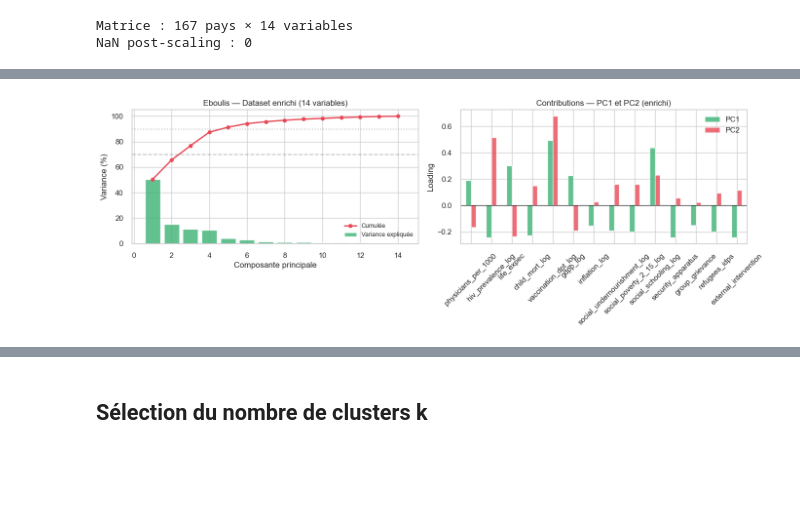
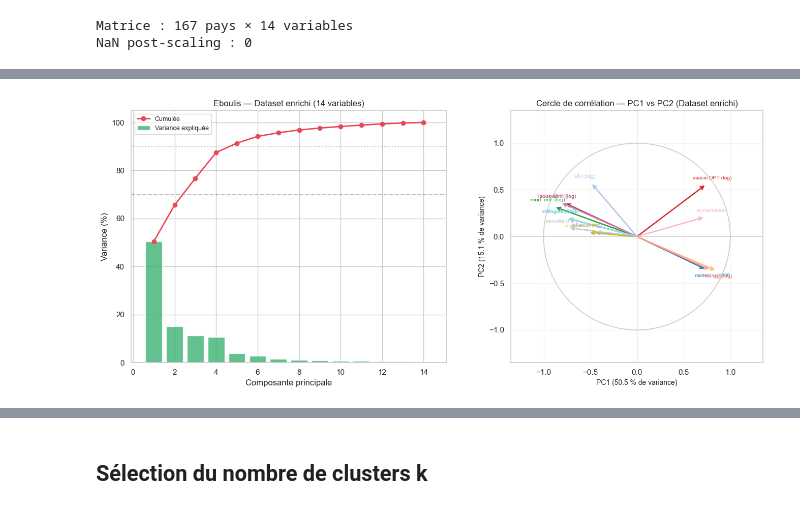
Before and after one commit to awa-d/ML2-project_clustering-countries, a Jupyter notebook: notebooks/P2_modeling.ipynb, the cells around one changed output, grey strips where cells are left out. Drawn from its saved outputs; the diff is of its cells as text; code cells hidden in the pictures; blank space fills up the shorter version.

```diff
--- a/notebooks/P2_modeling.ipynb
+++ b/notebooks/P2_modeling.ipynb
@@ -555,33 +680,85 @@ NaN post-scaling : 0
 # %%
 pca_e = PCA(random_state=SEED)
 pca_e.fit(X_enrich)
 
 var_exp_e = pca_e.explained_variance_ratio_
 cum_var_e = np.cumsum(var_exp_e)
 
-fig, axes = plt.subplots(1, 2, figsize=(14, 5))
+# Coordonnées du cercle de corrélation pour le dataset enrichi
+X_pca_full_e = pca_e.transform(X_enrich)
+n_feat_e     = len(num_cols_e)
+corr_mat_e   = np.corrcoef(X_enrich.T, X_pca_full_e.T)
+coords_cc_e  = corr_mat_e[:n_feat_e, n_feat_e:n_feat_e + 2]   # (n_feat, 2)
 
-axes[0].bar(range(1, len(var_exp_e)+1), var_exp_e * 100, color='#3BB273', alpha=0.8, label='Variance expliquée')
-axes[0].plot(range(1, len(cum_var_e)+1), cum_var_e * 100, 'o-', color='#E84855', linewidth=2, label='Cumulée')
+fig, axes = plt.subplots(1, 2, figsize=(14, 6))
+
+# ─ Eboulis ──────────────────────────────────────────────────────────────────
+axes[0].bar(range(1, len(var_exp_e)+1), var_exp_e * 100, color='#3BB273', alpha=0.8,
+            label='Variance expliquée')
+axes[0].plot(range(1, len(cum_var_e)+1), cum_var_e * 100, 'o-', color='#E84855',
+             linewidth=2, label='Cumulée')
 axes[0].axhline(70, color='gray', linestyle='--', alpha=0.5)
 axes[0].axhline(90, color='gray', linestyle=':', alpha=0.5)
-axes[0].set_xlabel('Composante principale'); axes[0].set_ylabel('Variance (%)')
+axes[0].set_xlabel('Composante principale')
+axes[0].set_ylabel('Variance (%)')
 axes[0].set_title('Eboulis — Dataset enrichi (14 variables)')
 axes[0].legend(fontsize=9)
 
-loadings_e = pd.DataFrame(pca_e.components_[:2].T, index=num_cols_e, columns=['PC1','PC2'])
-loadings_e.plot(kind='bar', ax=axes[1], color=['#3BB273','#E84855'], alpha=0.8)
-axes[1].axhline(0, color='black', linewidth=0.8)
-axes[1].set_title('Contributions — PC1 et PC2 (enrichi)')
-axes[1].set_ylabel('Loading'); axes[1].tick_params(axis='x', rotation=45)
+# ─ Cercle de corrélation ────────────────────────────────────────────────────
+theta = np.linspace(0, 2 * np.pi, 300)
+axes[1].plot(np.cos(theta), np.sin(theta), color='#CCCCCC', linewidth=1.2, zorder=1)
+axes[1].axhline(0, color='#CCCCCC', linewidth=0.8, zorder=1)
+axes[1].axvline(0, color='#CCCCCC', linewidth=0.8, zorder=1)
 
-plt.tight_layout(); plt.show()
+colors_cce = plt.cm.tab20(np.linspace(0, 1, n_feat_e))
+short_labels = {
+    'physicians_per_1000':         'medecins/1000',
+    'hiv_prevalence_log':          'VIH (log)',
+    'life_expec':                  'esp. vie',
+    'child_mort_log':              'mort. enf. (log)',
+    'vaccination_dpt_log':         'vaccin DPT (log)',
+    'gdpp_log':                    'PIB/hab (log)',
+    'inflation_log':               'inflation (log)',
+    'social_undernourishment_log': 'sous-alim. (log)',
+    'social_poverty_2_15_log':     'pauvreté (log)',
+    'social_schooling_log':        'scolarisation',
+    'security_apparatus':          'sécurité (FSI)',
+    'group_grievance':             'tensions (FSI)',
+    'refugees_idps':               'réfugiés (FSI)',
+    'external_intervention':       'interv. ext. (FSI)',
+}
+
+for j, var in enumerate(num_cols_e):
+    xc, yc = coords_cc_e[j, 0], coords_cc_e[j, 1]
+    axes[1].annotate('', xy=(xc, yc), xytext=(0, 0),
+                     arrowprops=dict(arrowstyle='->', color=colors_cce[j], lw=1.8),
+                     zorder=3)
+    offset_x = 0.07 if xc >= 0 else -0.07
+    offset_y = 0.07 if yc >= 0 else -0.07
+    axes[1].text(xc + offset_x, yc + offset_y, short_labels.get(var, var),
+                 fontsize=7.5, color=colors_cce[j], ha='center', va='center', zorder=4)
+
+axes[1].set_xlim(-1.35, 1.35)
+axes[1].set_ylim(-1.35, 1.35)
+axes[1].set_aspect('equal')
+axes[1].set_xlabel(f'PC1 ({var_exp_e[0]*100:.1f} % de variance)', fontsize=10)
+axes[1].set_ylabel(f'PC2 ({var_exp_e[1]*100:.1f} % de variance)', fontsize=10)
+axes[1].set_title('Cercle de corrélation — PC1 vs PC2 (Dataset enrichi)')
+axes[1].grid(True, alpha=0.2)
+
+plt.tight_layout()
+plt.show()
 
 print(f'PC1 : {var_exp_e[0]*100:.1f}%  |  PC2 : {var_exp_e[1]*100:.1f}%  |  cumulé : {cum_var_e[1]*100:.1f}%')
 print(f'PC1+PC2+PC3 : {cum_var_e[2]*100:.1f}%')
 print(f'90 % atteint à PC{(cum_var_e>=0.90).argmax()+1}')
+
+df_cc_e = pd.DataFrame(coords_cc_e.round(3), index=num_cols_e, columns=['PC1','PC2'])
+df_cc_e['qualite'] = (coords_cc_e**2).sum(axis=1).round(3)
+print('\nCorrélations variables → PC1/PC2 (qualité = part expliquée par les 2 axes) :')
+print(df_cc_e.sort_values('qualite', ascending=False).to_string())
 # %% [output]
-[figure, old version]
+[figure, new version]
 PC1 : 50.5%  |  PC2 : 15.1%  |  cumulé : 65.6%
 PC1+PC2+PC3 : 76.8%
 90 % atteint à PC5
```
Also changed, not shown: parts of 40 cells of this notebook, 1 other file.
